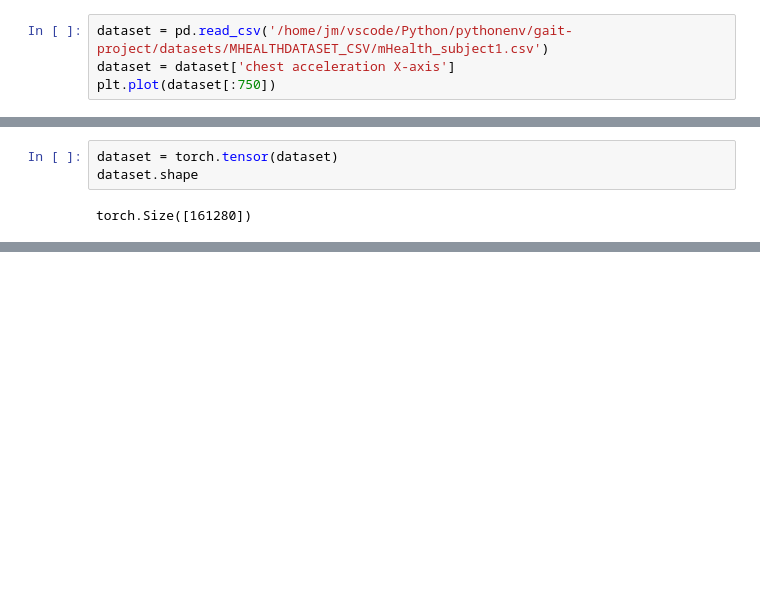
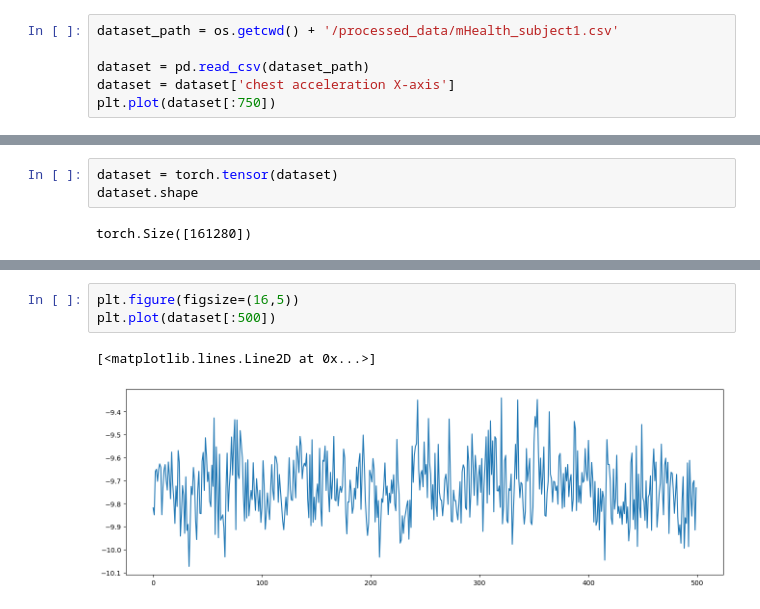
Before and after one commit to johnymeng/gait-project, a Jupyter notebook: VAE+RNN/lstm_vae/main.ipynb, the cells around one changed output, grey strips where cells are left out. Drawn from its saved outputs; the diff is of its cells as text; blank space fills up the shorter version.

```diff
--- a/VAE+RNN/lstm_vae/main.ipynb
+++ b/VAE+RNN/lstm_vae/main.ipynb
@@ -333,5 +233,7 @@ class LSTMVAE(nn.Module):
 # %%
-dataset = pd.read_csv('/home/jm/vscode/Python/pythonenv/gait-project/datasets/MHEALTHDATASET_CSV/mHealth_subject1.csv')
+dataset_path = os.getcwd() + '/processed_data/mHealth_subject1.csv'
+
+dataset = pd.read_csv(dataset_path)
 dataset = dataset['chest acceleration X-axis']
 plt.plot(dataset[:750])
 # %% [output]
@@ -568,0 +438,6 @@ Evaluation Score : [11.11631687103756]
+# %%
+plt.figure(figsize=(16,5))
+plt.plot(dataset[:500])
+# %% [output]
+[<matplotlib.lines.Line2D at 0x...>]
+[figure, added]
```
Also changed, not shown: parts of 14 cells of this notebook, 3 other files.
